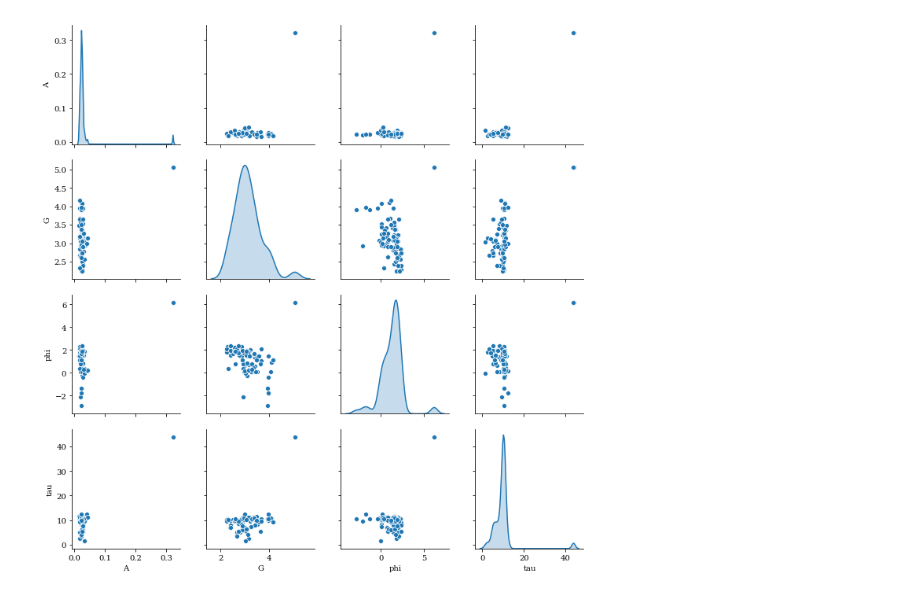
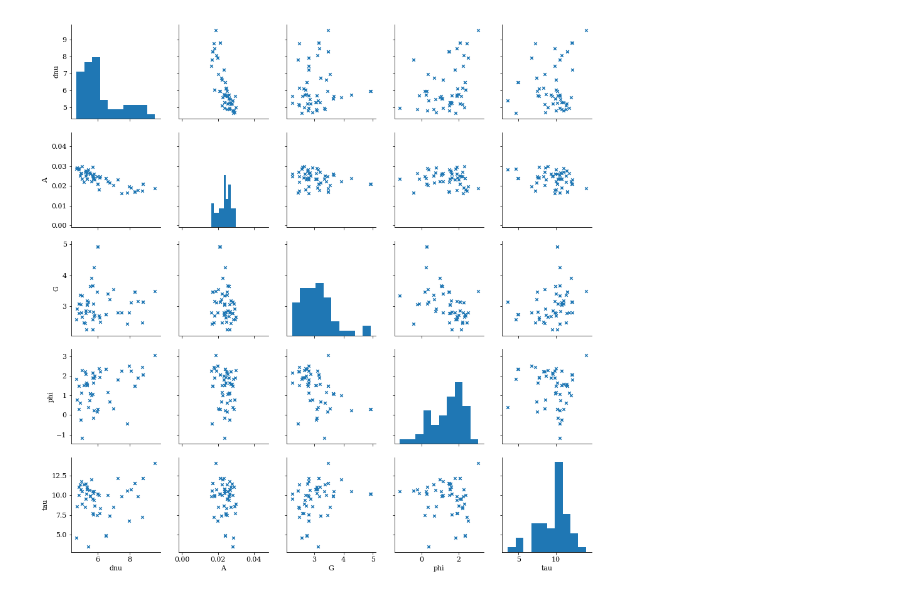
Before and after one commit to daw538/y4project, a Jupyter notebook: Dan_notebooks/fitanalysis.ipynb, the cells around one changed output. Saved outputs shown, nothing was run; the diff lists cells and outputs as text; code cells hidden in the pictures.

```diff
--- a/Dan_notebooks/fitanalysis.ipynb
+++ b/Dan_notebooks/fitanalysis.ipynb
@@ -108,4 +120,15 @@ ax1 = sns.jointplot(df['A'], df['[M/H]'], height=7, space=0)
-# %%
- g = sns.pairplot(df, vars=["A", "G", "phi", "tau"], diag_kind='kde')
-# %% [output]
-[figure, removed]
+# %%
+k = np.asarray(df['Teff'].values).astype(float)
+k = k/max(k)
+#print(k)
+g = sns.PairGrid(df, vars=["dnu","A", "G", "phi", "tau"])
+#g = g.map_offdiag(plt.scatter, marker='x', s=20, color=k, cmap='viridis')
+g = g.map_offdiag(plt.scatter, marker='x', s=20)
+g = g.map_diag(plt.hist)
+
+#g = sns.pairplot(df, vars=["dnu","A", "G", "phi", "tau"],
+#                  diag_kind='hist', markers='x', hue=df['Teff'])
+#                 #plot_kws=dict(s=20, colour=df['Teff'])
+#plt.scatter(df['dnu'], df['A'], c=df['Teff'], cmap='viridis')
+# %% [output]
+[figure, added]
```
Also changed, not shown: parts of 7 cells of this notebook, 2 other files.
